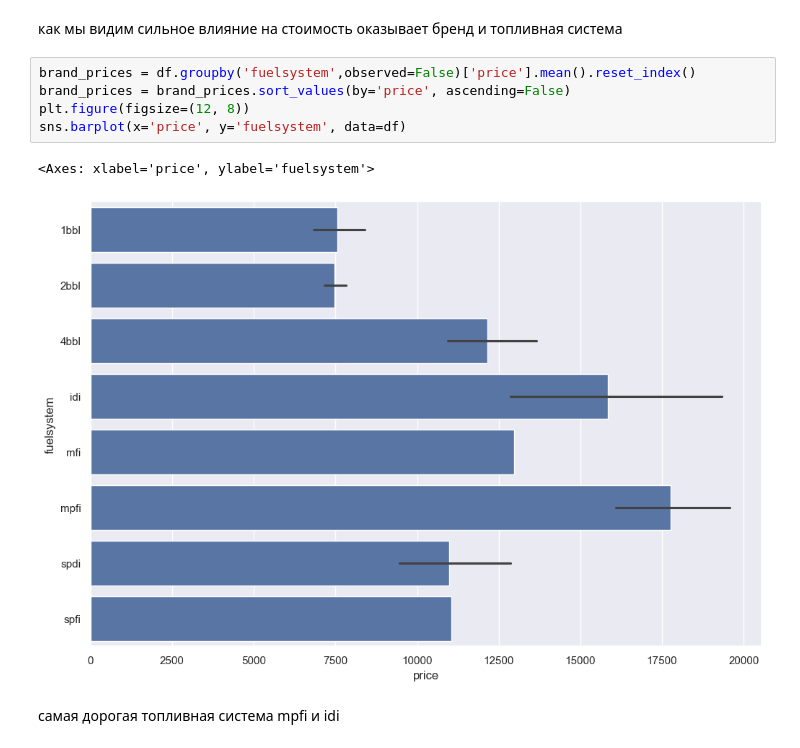
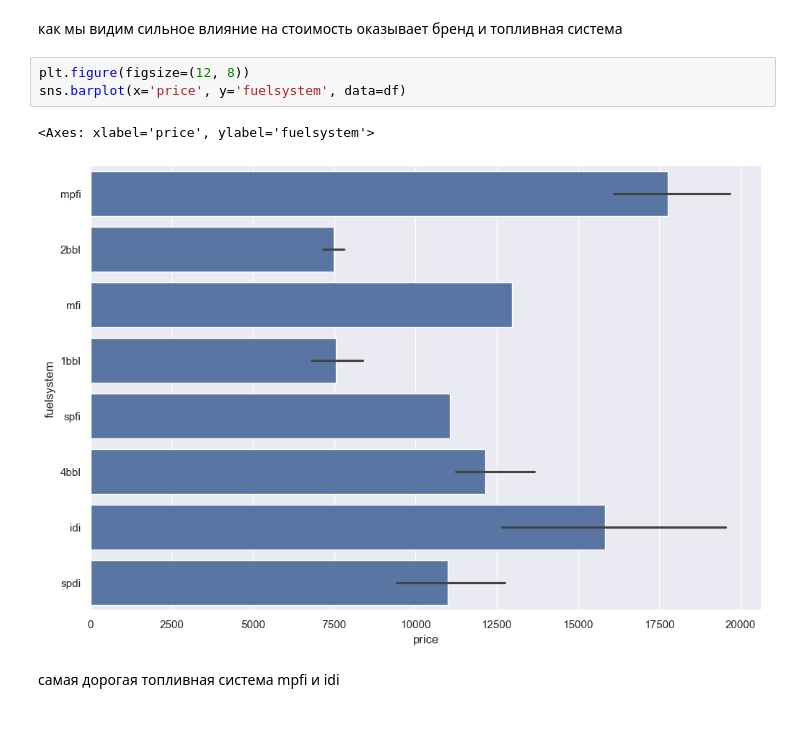
Before and after one commit to looovverrr/TMSds, a Jupyter notebook: lesson 28/praktika.ipynb, the cells around one changed output. Cells and saved outputs as stored; diff of their text form.

```diff
--- a/lesson 28/praktika.ipynb
+++ b/lesson 28/praktika.ipynb
@@ -148,13 +148,11 @@ Text(0.5, 0, 'P-value')
 # %% [markdown]
 как мы видим сильное влияние на стоимость оказывает бренд и топливная система
 # %%
-brand_prices = df.groupby('fuelsystem',observed=False)['price'].mean().reset_index()
-brand_prices = brand_prices.sort_values(by='price', ascending=False)
 plt.figure(figsize=(12, 8))
 sns.barplot(x='price', y='fuelsystem', data=df)
 # %% [output]
 <Axes: xlabel='price', ylabel='fuelsystem'>
-[figure, old version]
+[figure, new version]
 # %% [markdown]
 самая дорогая топливная система mpfi и idi
 # %%
```
